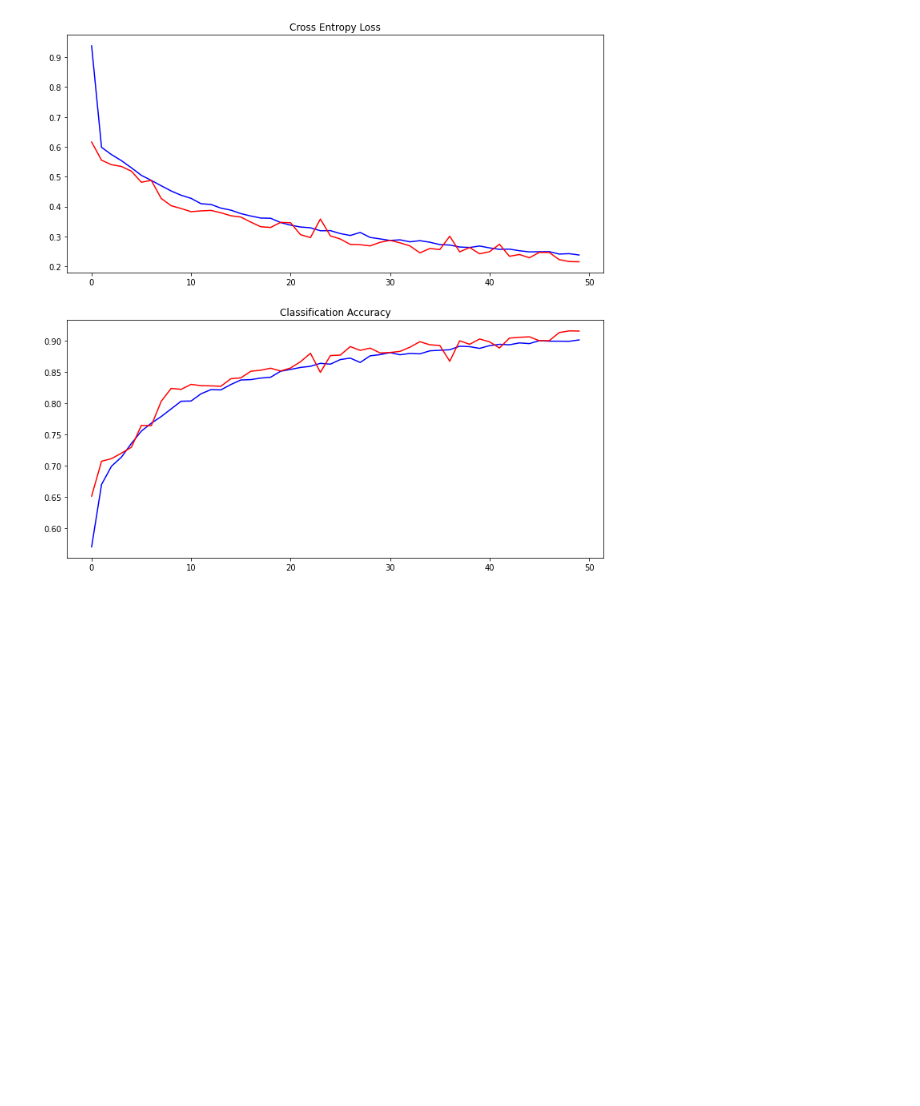
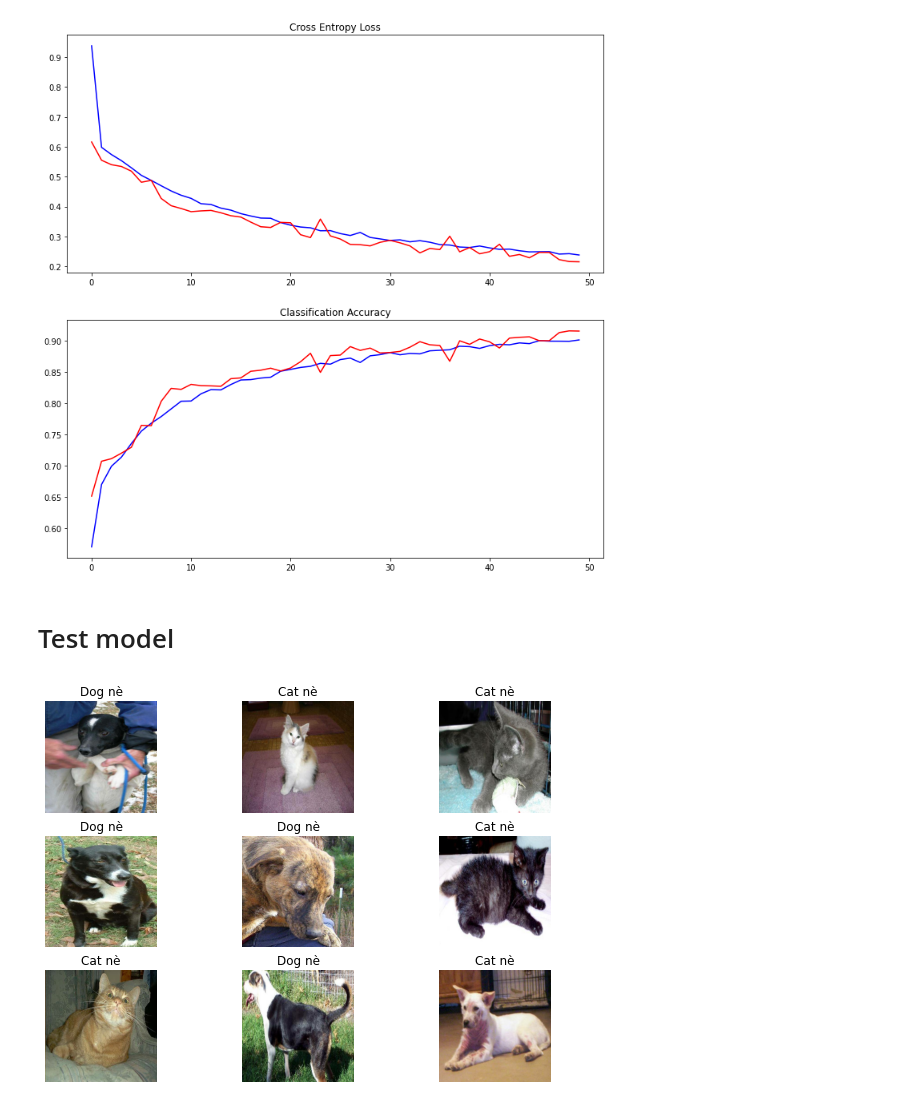
Before and after one commit to dnguyenngoc/lab-spark, a Jupyter notebook: share_storages/lab/Cats vs Dogs Classification using CNN Keras.ipynb, the cells around one changed output. Saved outputs shown, nothing was run; the diff lists cells and outputs as text; code cells hidden in the pictures; blank space fills up the shorter version.

Commit message:
Cats vs Dogs Classification using CNN Keras add test model

```diff
--- a/share_storages/lab/Cats vs Dogs Classification using CNN Keras.ipynb
+++ b/share_storages/lab/Cats vs Dogs Classification using CNN Keras.ipynb
@@ -215,3 +216,36 @@ def summarize_diagnostics(history):
 summarize_diagnostics(history)
 # %% [output]
 [figure]
+# %% [markdown]
+# Test model
+# %%
+IMAGE_SIZE = 200
+
+# Preprocess an image
+def preprocess_image(image):
+    image = tf.image.decode_jpeg(image, channels=3)
+    image = tf.image.resize(image, [IMAGE_SIZE, IMAGE_SIZE])
+    image /= 255.0  # normalize to [0,1] range
+    return image
+
+# Read the image from path and preprocess
+def load_and_preprocess_image(path):
+    image = tf.io.read_file(path)
+    return preprocess_image(image)
+
+images_paths = glob.glob("/usr/local/share_storages/data/dataset/dogs-vs-cats/test1/*.jpg")
+
+rows = 3
+plt.figure(figsize=(10,7))
+for num, x in enumerate(images_paths[0:9]):
+    image = load_and_preprocess_image(x)
+    pred = model.predict(np.array([image]))
+    if pred[0] > 0.5: class_name = 'Dog nè'
+    else: class_name = 'Cat nè'
+    plt.subplot(rows,3, num+1)
+    plt.title(class_name)
+    plt.axis('off')
+    plt.imshow(image)
+plt.show()
+# %% [output]
+[figure, added]
```
Also changed, not shown: parts of 1 cell of this notebook, 2 other files.
